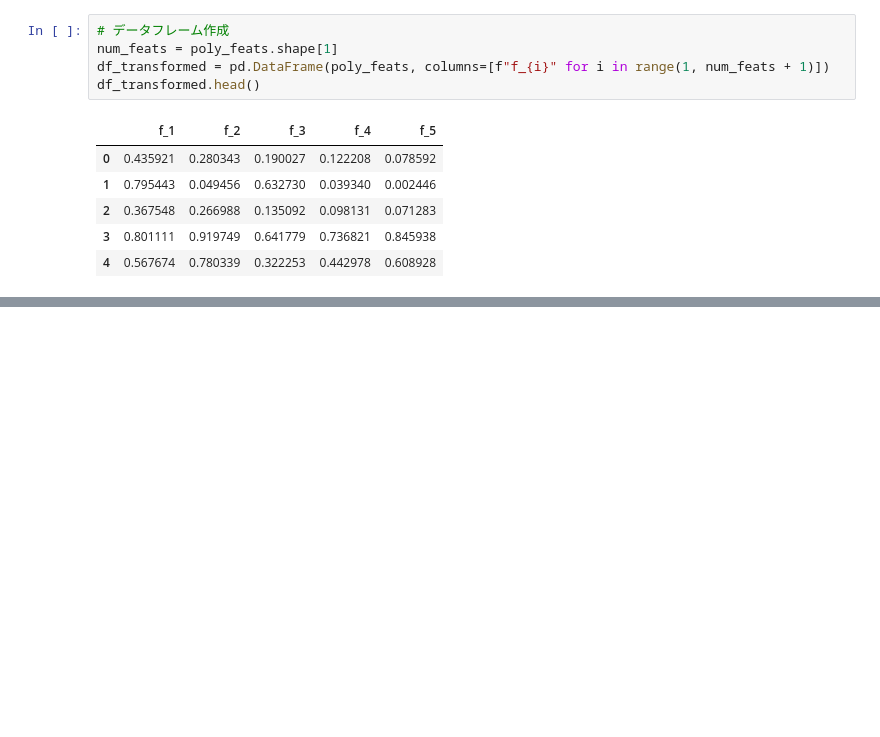
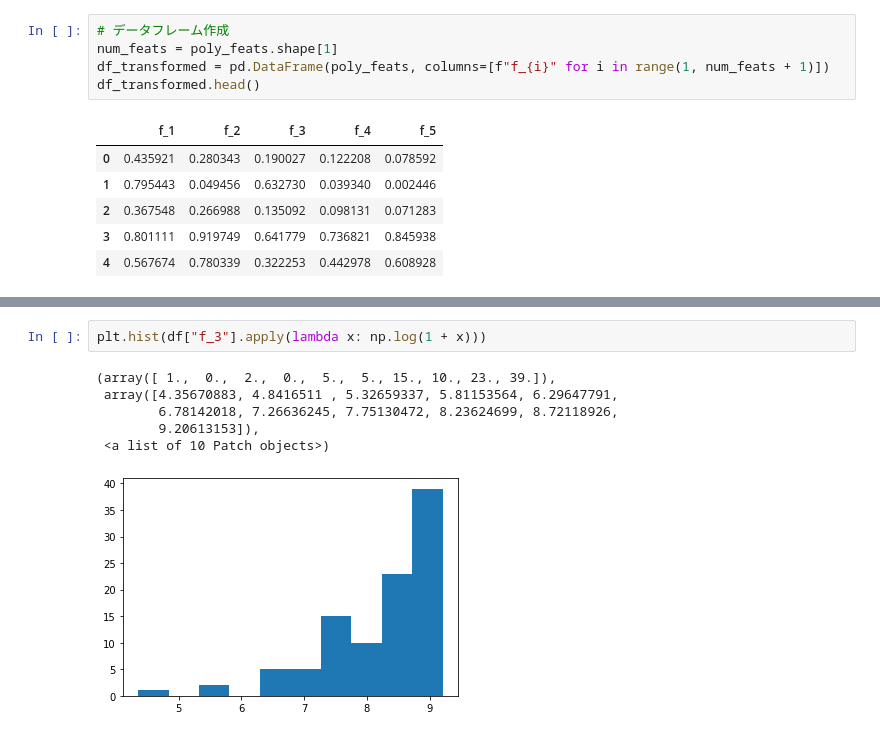
Before and after one commit to YasudaKaito/aaamlp_transcription, a Jupyter notebook: project/notebooks/chapter6.ipynb, the cells around one changed output, grey strips where cells are left out. Saved outputs shown, nothing was run; the diff lists cells and outputs as text; blank space fills up the shorter version.

```diff
--- a/project/notebooks/chapter6.ipynb
+++ b/project/notebooks/chapter6.ipynb
@@ -158,0 +203,9 @@ df_transformed.head()
+# %%
+plt.hist(df["f_3"].apply(lambda x: np.log(1 + x)))
+# %% [output]
+(array([ 1.,  0.,  2.,  0.,  5.,  5., 15., 10., 23., 39.]),
+ array([4.35670883, 4.8416511 , 5.32659337, 5.81153564, 6.29647791,
+        6.78142018, 7.26636245, 7.75130472, 8.23624699, 8.72118926,
+        9.20613153]),
+ <a list of 10 Patch objects>)
+[figure, added]
```
Also changed, not shown: parts of 10 cells of this notebook.
